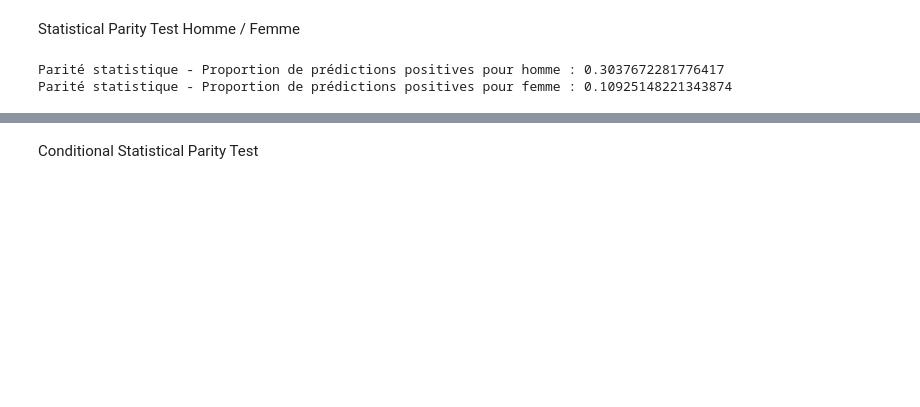
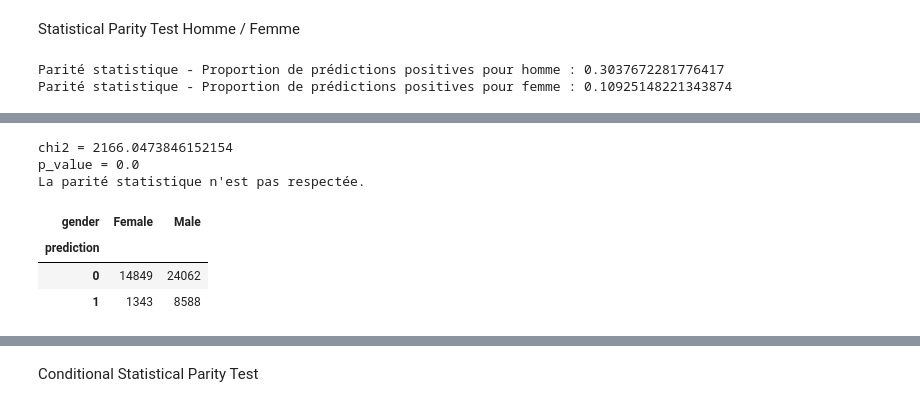
Before and after one commit to ConstanceGlly/Interpretability_and_Fairness_Income, a Jupyter notebook: Notebooks/Model Fairness.ipynb, the cells around one changed output, grey strips where cells are left out. Saved outputs shown, nothing was run; the diff lists cells and outputs as text; code cells hidden in the pictures; blank space fills up the shorter version.

```diff
--- a/Notebooks/Model Fairness.ipynb
+++ b/Notebooks/Model Fairness.ipynb
@@ -187,0 +190,25 @@ Pas de preuve significative de violation de la parité statistique.
+# %%
+# Créer un tableau de contingence
+contingency_table = pd.crosstab(data_df['prediction'], data_df['gender'])
+
+# Effectuer le test du chi-carré
+chi2, p, _, _ = chi2_contingency(contingency_table, correction=True)
+
+# Interpréter le résultat
+print(f"chi2 = {chi2}")
+print(f"p_value = {p}")
+if p < 0.05:
+    print("La parité statistique n'est pas respectée.")
+else:
+    print("Pas de preuve significative de violation de la parité statistique.")
+# %% [output]
+chi2 = 2166.0473846152154
+p_value = 0.0
+La parité statistique n'est pas respectée.
+# %%
+contingency_table
+# %% [output]
+| gender | Female | Male |
+| prediction |  |  |
+| 0 | 14849 | 24062 |
+| 1 | 1343 | 8588 |
```
Also changed, not shown: parts of 15 cells of this notebook, 1 other file.
